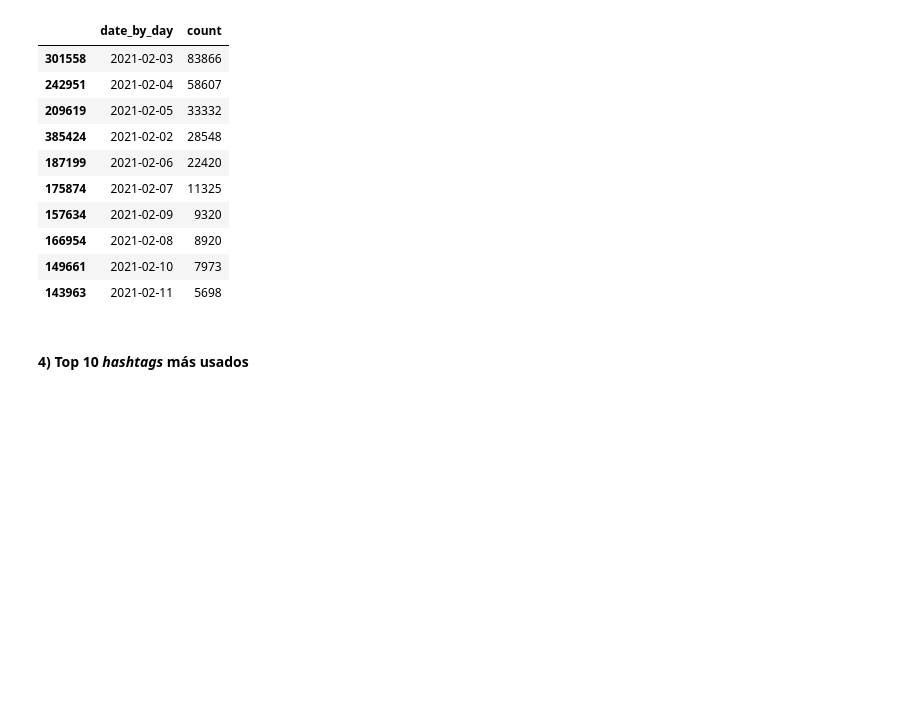
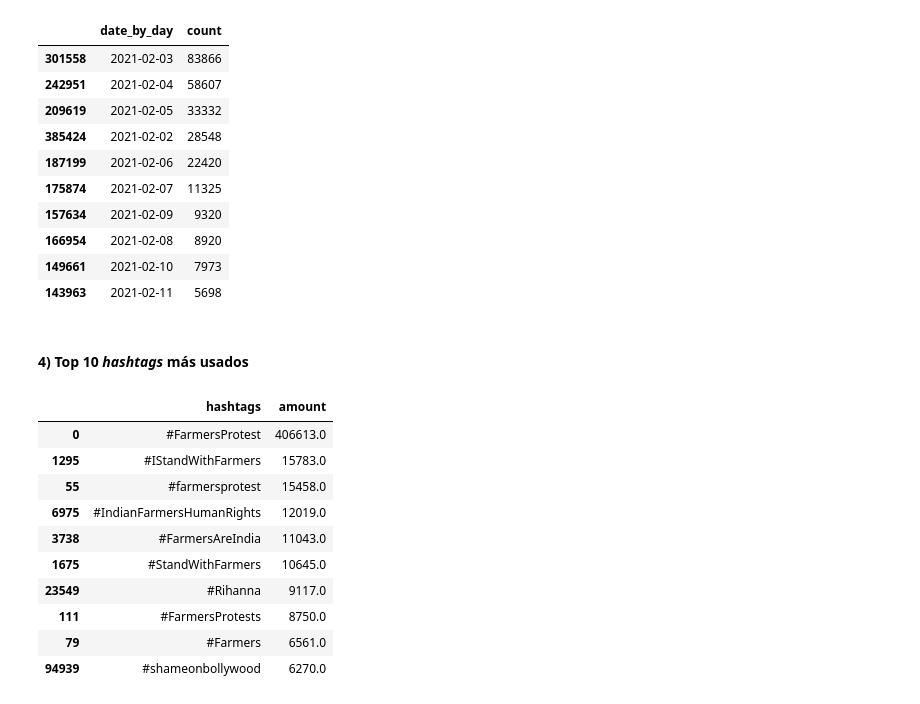
Before and after one commit to matiasmasjuan/gitflow-diagnostic-matiasmasjuan, a Jupyter notebook: main.ipynb, the cells around one changed output. Drawn from its saved outputs; the diff is of its cells as text; code cells hidden in the pictures; blank space fills up the shorter version.

```diff
--- a/main.ipynb
+++ b/main.ipynb
@@ -92,6 +120,25 @@ top_10_days_with_most_tweets(df)
 | 143963 | 2021-02-11 | 5698 |
 # %% [markdown]
 #### 4) Top 10 *hashtags* más usados
-# %%
-def top_10_most_used_hashtags():
-    pass
+# %%
+def top_10_most_used_hashtags(dataframe):
+    dataframe['hashtags'] = dataframe['content'].apply(lambda x: re.findall('#\w+', x))
+    df_hashtags = pd.DataFrame()
+    df_hashtags['hashtags'] = dataframe['hashtags'].explode('hastahgs')
+    df_hashtags['amount'] = df_hashtags.groupby('hashtags')['hashtags'].transform('count')
+    df_hashtags = df_hashtags.drop_duplicates().sort_values('amount', ascending=False).head(10)
+    display(df_hashtags)
+# %%
+top_10_most_used_hashtags(df)
+# %% [output]
+|  | hashtags | amount |
+| 0 | #FarmersProtest | 406613.0 |
+| 1295 | #IStandWithFarmers | 15783.0 |
+| 55 | #farmersprotest | 15458.0 |
+| 6975 | #IndianFarmersHumanRights | 12019.0 |
+| 3738 | #FarmersAreIndia | 11043.0 |
+| 1675 | #StandWithFarmers | 10645.0 |
+| 23549 | #Rihanna | 9117.0 |
+| 111 | #FarmersProtests | 8750.0 |
+| 79 | #Farmers | 6561.0 |
+| 94939 | #shameonbollywood | 6270.0 |
```
Also changed, not shown: parts of 6 cells of this notebook.
